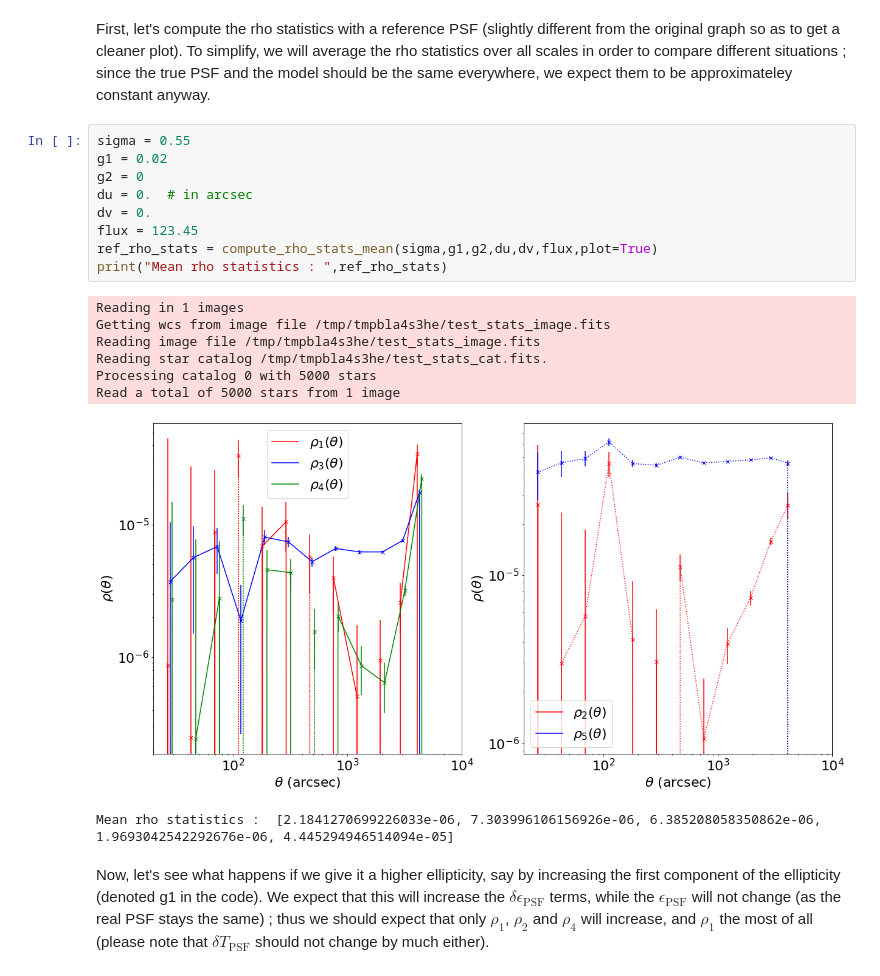
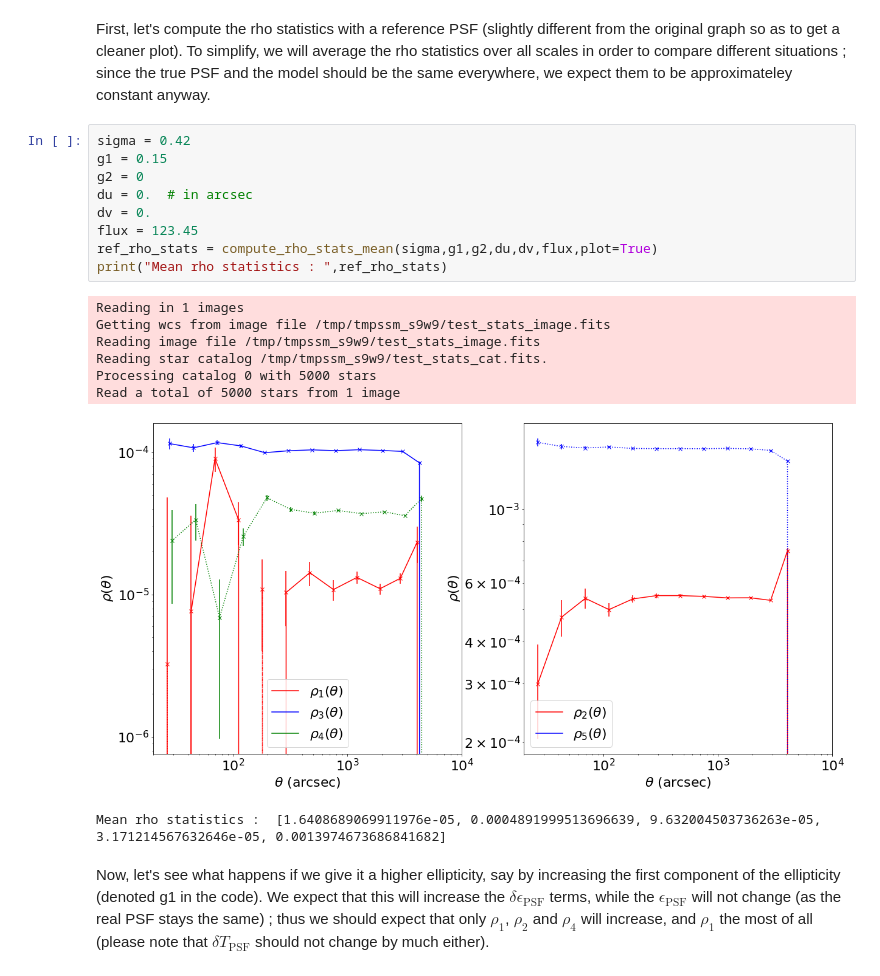
Before and after one commit to CosmoStat/Shear-and-PSF-Reading-Group, a Jupyter notebook: notebooks/rho-statistics.ipynb, the cells around one changed output. Drawn from its saved outputs; the diff is of its cells as text.

```diff
--- a/notebooks/rho-statistics.ipynb
+++ b/notebooks/rho-statistics.ipynb
@@ -152,23 +152,23 @@ def compute_rho_stats_mean(sigma,g1,g2,du,dv,flux,plot=False):
 # %% [markdown]
 First, let's compute the rho statistics with a reference PSF (slightly different from the original graph so as to get a cleaner plot). To simplify, we will average the rho statistics over all scales in order to compare different situations ; since the true PSF and the model should be the same everywhere, we expect them to be approximateley constant anyway.
 # %%
-sigma = 0.55
-g1 = 0.02
+sigma = 0.42
+g1 = 0.15
 g2 = 0
 du = 0.  # in arcsec
 dv = 0.
 flux = 123.45
 ref_rho_stats = compute_rho_stats_mean(sigma,g1,g2,du,dv,flux,plot=True)
 print("Mean rho statistics : ",ref_rho_stats)
 # %% [output]
 Reading in 1 images
-Getting wcs from image file /tmp/tmpbla4s3he/test_stats_image.fits
-Reading image file /tmp/tmpbla4s3he/test_stats_image.fits
-Reading star catalog /tmp/tmpbla4s3he/test_stats_cat.fits.
+Getting wcs from image file /tmp/tmpssm_s9w9/test_stats_image.fits
+Reading image file /tmp/tmpssm_s9w9/test_stats_image.fits
+Reading star catalog /tmp/tmpssm_s9w9/test_stats_cat.fits.
 Processing catalog 0 with 5000 stars
 Read a total of 5000 stars from 1 image
-[figure, old version]
+[figure, new version]
-Mean rho statistics :  [2.1841270699226033e-06, 7.303996106156926e-06, 6.385208058350862e-06, 1.9693042542292676e-06, 4.445294946514094e-05]
+Mean rho statistics :  [1.6408689069911976e-05, 0.0004891999513696639, 9.632004503736263e-05, 3.171214567632646e-05, 0.0013974673686841682]
 # %% [markdown]
 Now, let's see what happens if we give it a higher ellipticity, say by increasing the first component of the ellipticity (denoted g1 in the code). We expect that this will increase the $\delta\epsilon_\text{PSF}$ terms, while the $\epsilon_\text{PSF}$ will not change (as the real PSF stays the same) ; thus we should expect that only $\rho_1$, $\rho_2$ and $\rho_4$ will increase, and $\rho_1$ the most of all  (please note that $\delta T_\text{PSF}$ should not change by much either).
 # %%
```
Also changed, not shown: parts of 6 cells of this notebook.
